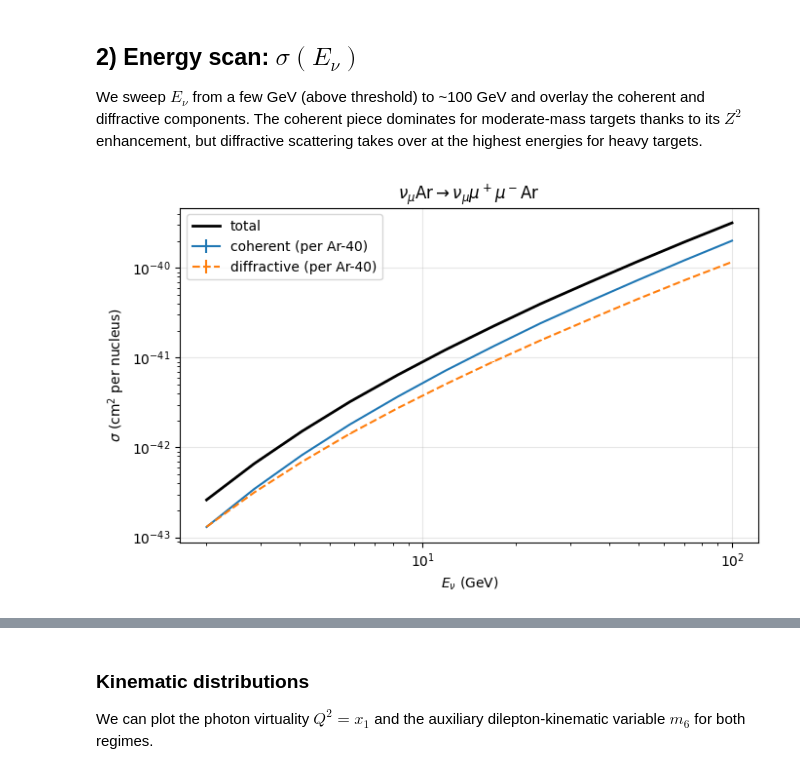
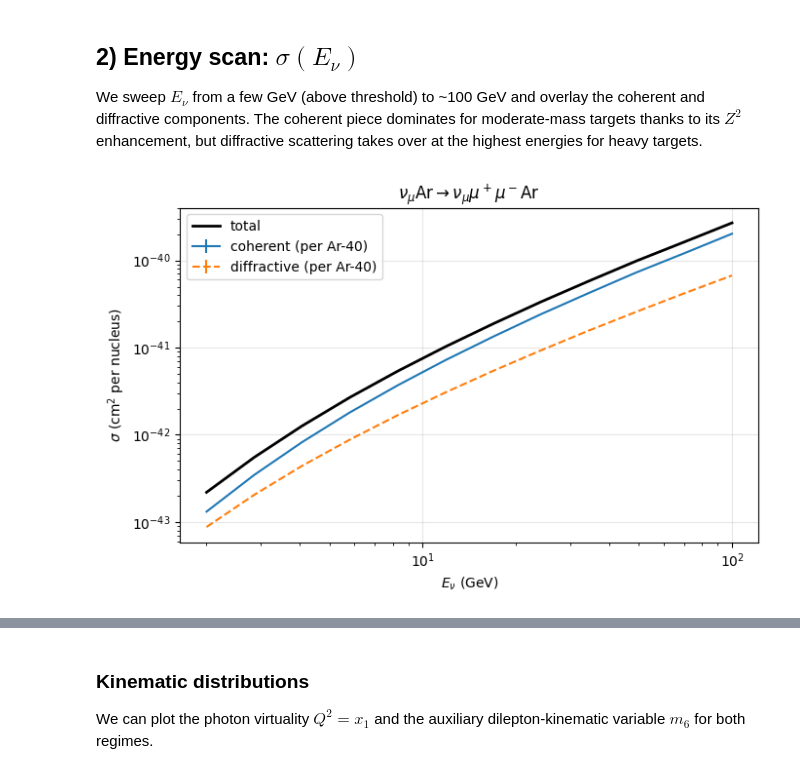
Before and after one commit to mhostert/neptune, a Jupyter notebook: examples/Example_1_trident_events.ipynb, the cells around one changed output, grey strips where cells are left out. Saved outputs shown, nothing was run; the diff lists cells and outputs as text; code cells hidden in the pictures.

```diff
--- a/examples/Example_1_trident_events.ipynb
+++ b/examples/Example_1_trident_events.ipynb
@@ -54,17 +55,17 @@ We sweep $E_\nu$ from a few GeV (above threshold) to ~100 GeV and overlay the co
 # %%
 Enu_arr = np.geomspace(2.0, 100.0, 12)
 scan = proc.sigma_scan(Enu_arr, nitn=6, neval=10_000)
 
 fig, ax = plt.subplots(figsize=(7, 4.5))
 ax.errorbar(Enu_arr, scan['coherent'], yerr=scan['coherent_err'], label='coherent (per Ar-40)')
-ax.errorbar(Enu_arr, scan['diffractive'] * proc.A, yerr=scan['diffractive_err'] * proc.A,
+ax.errorbar(Enu_arr, scan['diffractive'], yerr=scan['diffractive_err'],
              label='diffractive (per Ar-40)', ls='--')
-total = scan['coherent'] + scan['diffractive'] * proc.A
+total = scan['coherent'] + scan['diffractive']
 ax.plot(Enu_arr, total, 'k-', label='total', lw=2)
 ax.set_xscale('log'); ax.set_yscale('log')
 ax.set_xlabel(r'$E_\nu$ (GeV)'); ax.set_ylabel(r'$\sigma$ (cm$^2$ per nucleus)')
 ax.set_title(r'$\nu_\mu \mathrm{Ar} \to \nu_\mu \mu^+ \mu^- \mathrm{Ar}$')
 ax.grid(alpha=0.3); ax.legend()
 plt.tight_layout()
 # %% [output]
-[figure, old version]
+[figure, new version]
```
Also changed, not shown: parts of 26 cells of this notebook, 52 other files.
